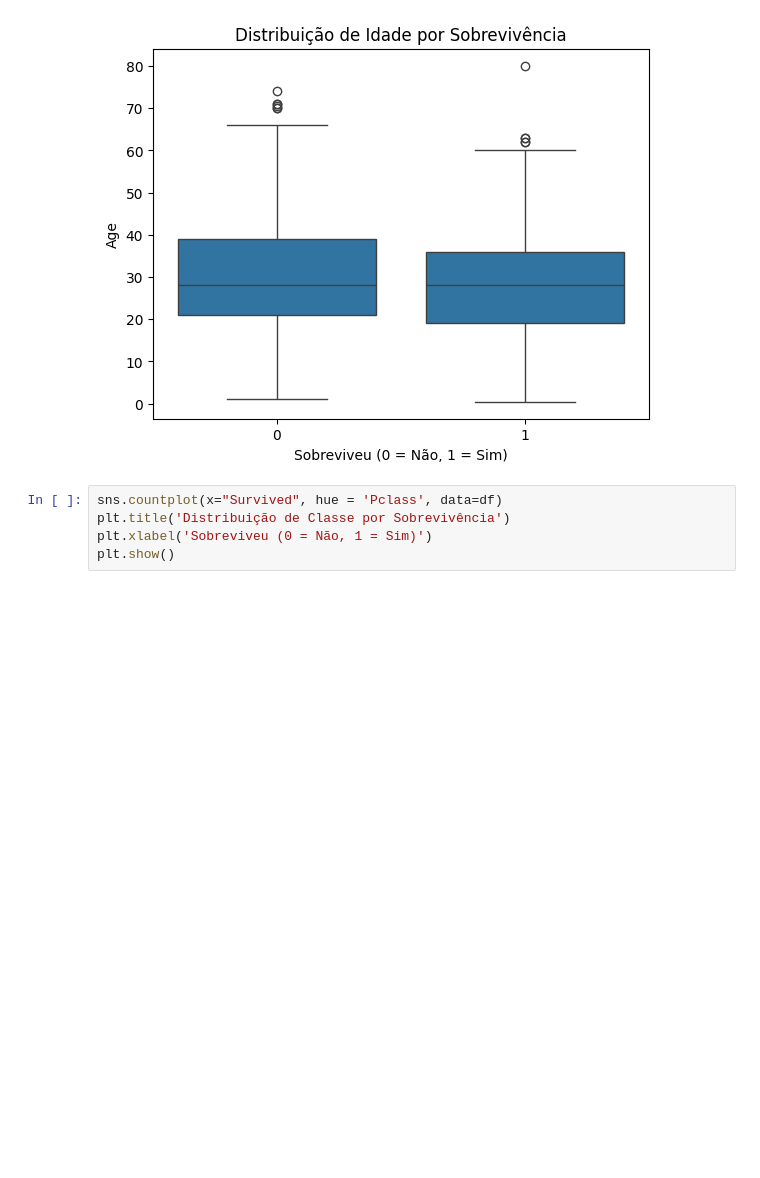
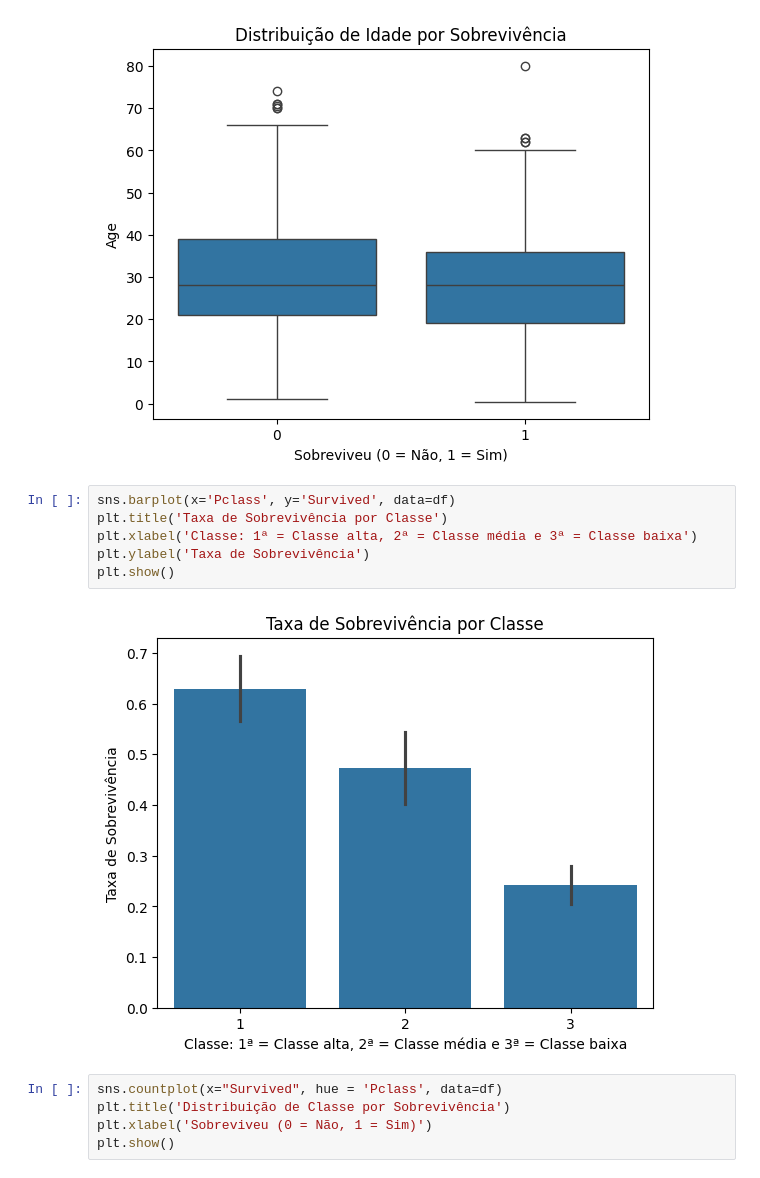
Before and after one commit to thalesgmendes/titanic-survival-analysis, a Jupyter notebook: Rede_Neurais_Avaliação_P3.ipynb, the cells around one changed output. Cells and saved outputs as stored; diff of their text form; blank space fills up the shorter version.

```diff
--- a/Rede_Neurais_Avaliação_P3.ipynb
+++ b/Rede_Neurais_Avaliação_P3.ipynb
@@ -104,6 +104,14 @@ plt.xlabel('Sobreviveu (0 = Não, 1 = Sim)')
 plt.show()
 # %% [output]
 [figure]
+# %%
+sns.barplot(x='Pclass', y='Survived', data=df)
+plt.title('Taxa de Sobrevivência por Classe')
+plt.xlabel('Classe: 1ª = Classe alta, 2ª = Classe média e 3ª = Classe baixa')
+plt.ylabel('Taxa de Sobrevivência')
+plt.show()
+# %% [output]
+[figure, added]
 # %%
 sns.countplot(x="Survived", hue = 'Pclass', data=df)
 plt.title('Distribuição de Classe por Sobrevivência')
```
Also changed, not shown: parts of 4 cells of this notebook.
